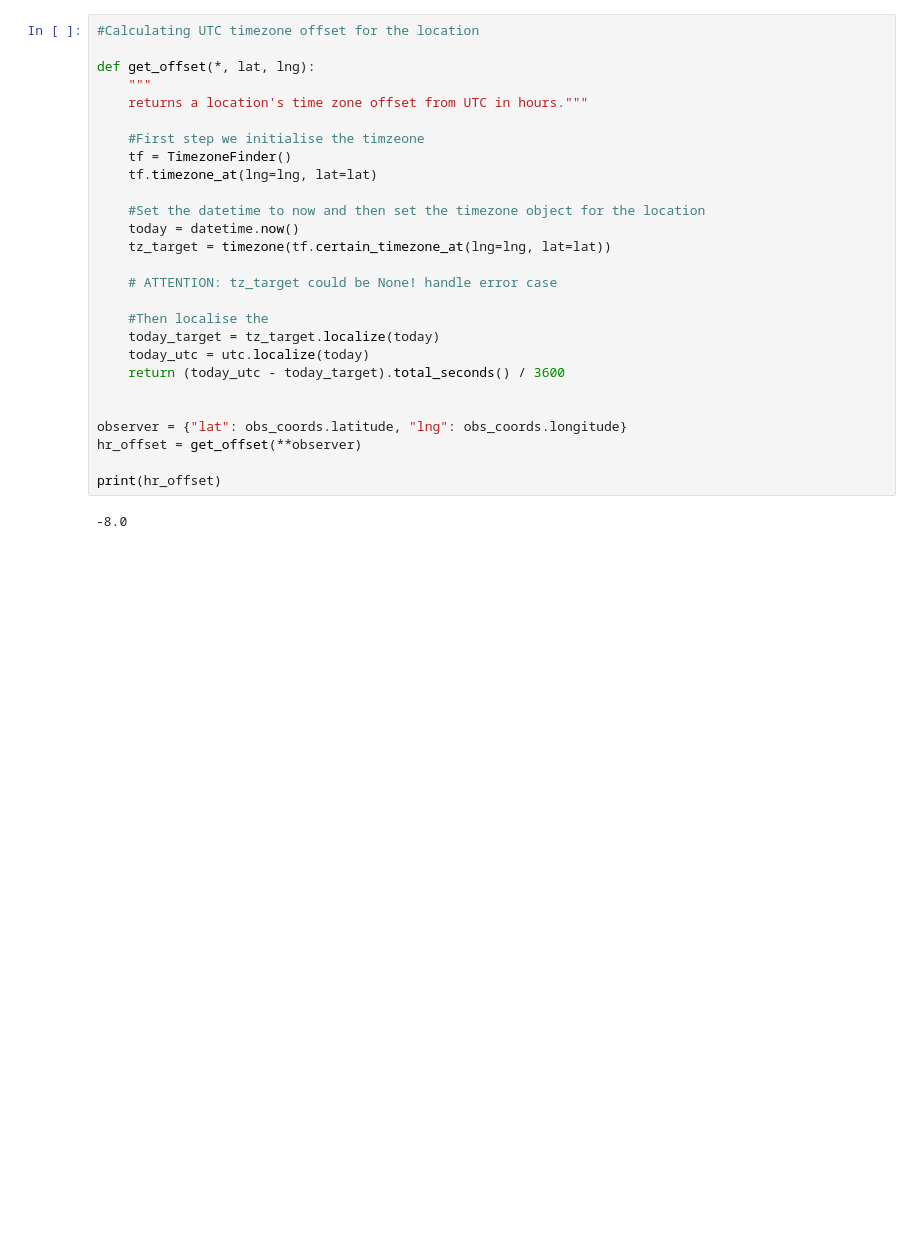
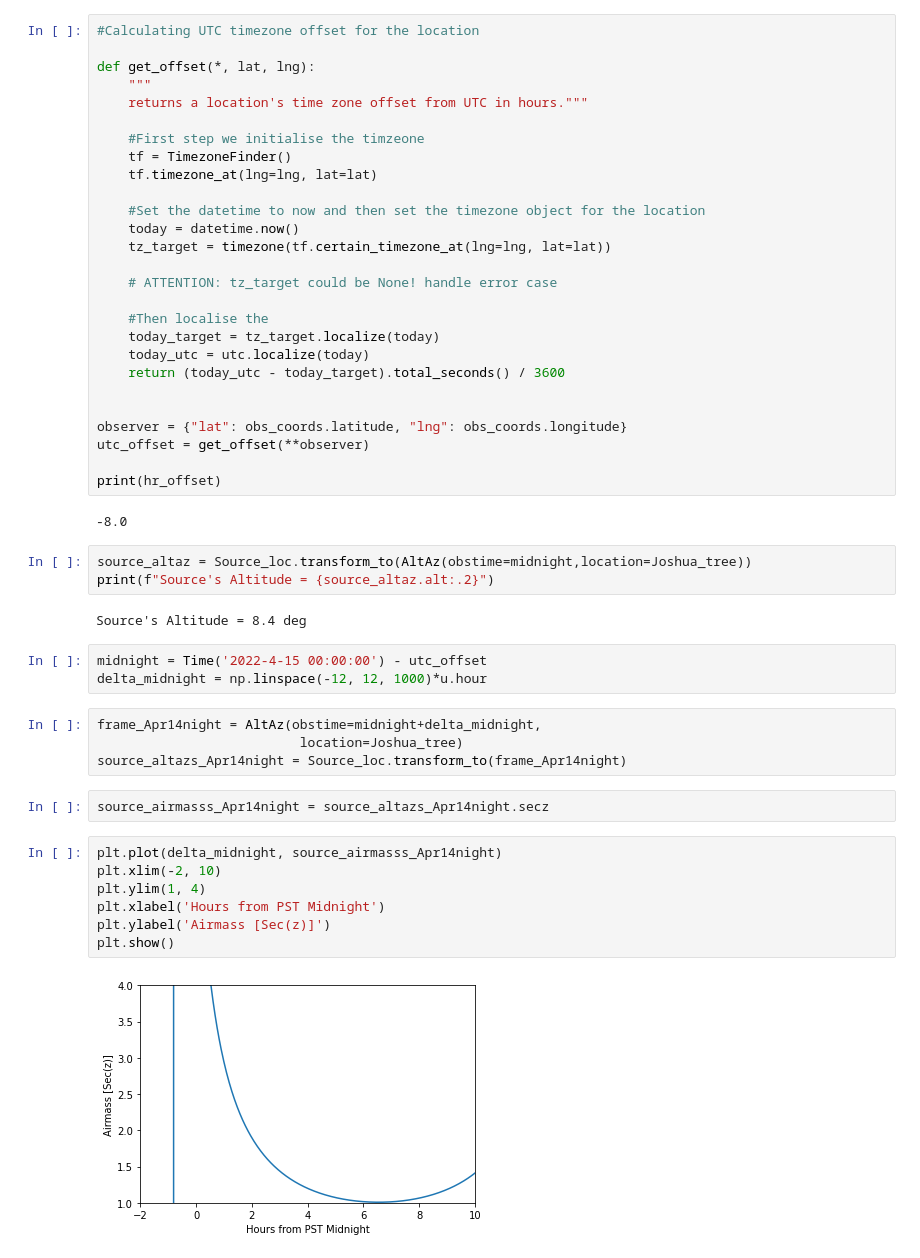
Before and after one commit to amrutajaodand/Astro-toolkit, a Jupyter notebook: Rise_set_calculator.ipynb, the cells around one changed output. Saved outputs shown, nothing was run; the diff lists cells and outputs as text; blank space fills up the shorter version.

```diff
--- a/Rise_set_calculator.ipynb
+++ b/Rise_set_calculator.ipynb
@@ -62,8 +63,31 @@ def get_offset(*, lat, lng):
 
 
 observer = {"lat": obs_coords.latitude, "lng": obs_coords.longitude}
-hr_offset = get_offset(**observer)
+utc_offset = get_offset(**observer)
 
 print(hr_offset)
 # %% [output]
 -8.0
+# %%
+source_altaz = Source_loc.transform_to(AltAz(obstime=midnight,location=Joshua_tree))
+print(f"Source's Altitude = {source_altaz.alt:.2}")
+# %% [output]
+Source's Altitude = 8.4 deg
+# %%
+midnight = Time('2022-4-15 00:00:00') - utc_offset
+delta_midnight = np.linspace(-12, 12, 1000)*u.hour
+# %%
+frame_Apr14night = AltAz(obstime=midnight+delta_midnight,
+                          location=Joshua_tree)
+source_altazs_Apr14night = Source_loc.transform_to(frame_Apr14night)
+# %%
+source_airmasss_Apr14night = source_altazs_Apr14night.secz
+# %%
+plt.plot(delta_midnight, source_airmasss_Apr14night)
+plt.xlim(-2, 10)
+plt.ylim(1, 4)
+plt.xlabel('Hours from PST Midnight')
+plt.ylabel('Airmass [Sec(z)]')
+plt.show()
+# %% [output]
+[figure, added]
```
Also changed, not shown: parts of 5 cells of this notebook.
